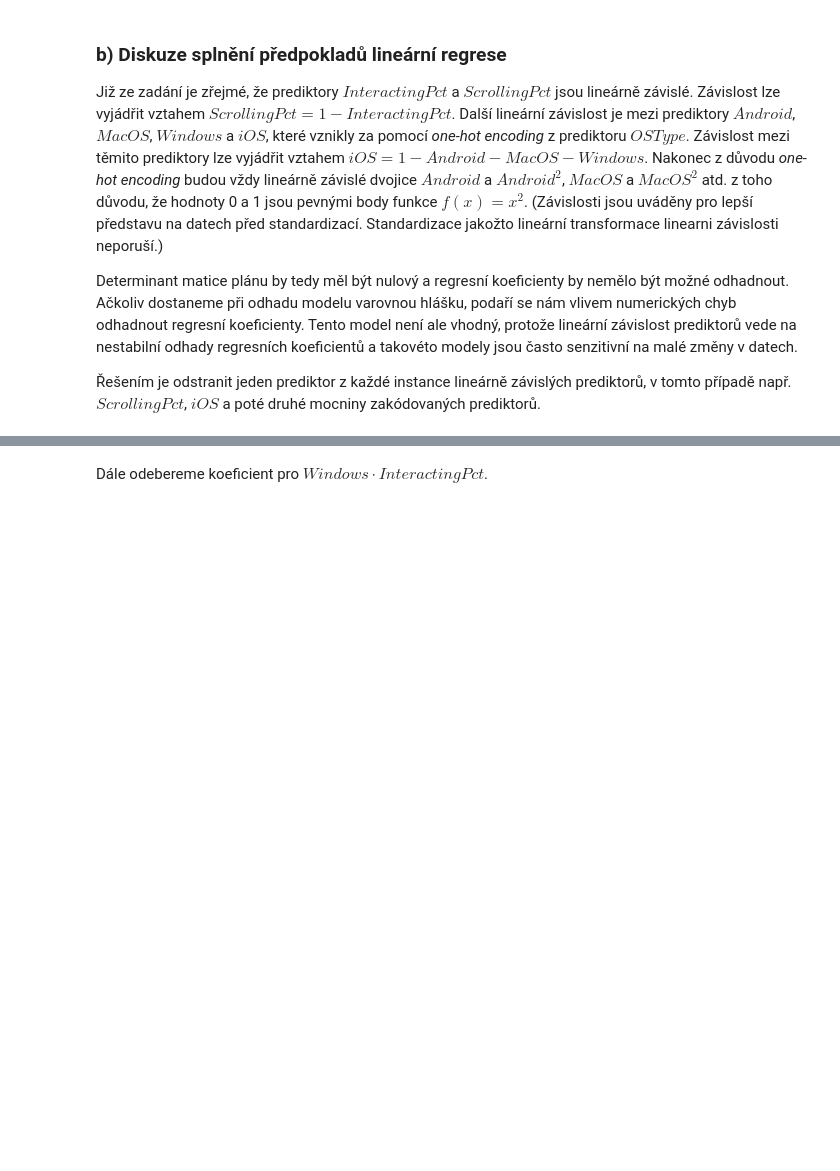
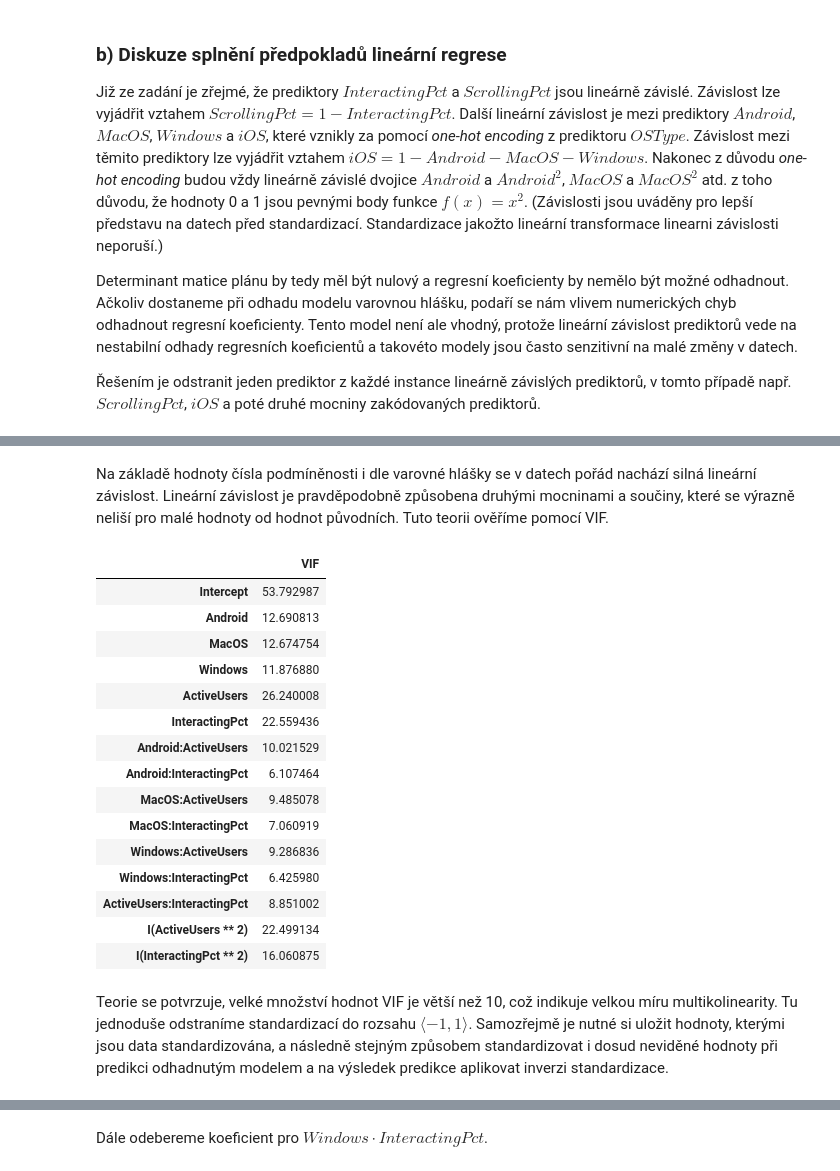
Before and after one commit to xmihol00/MSP, a Jupyter notebook: proj2/proj2.ipynb, the cells around one changed output, grey strips where cells are left out. Saved outputs shown, nothing was run; the diff lists cells and outputs as text; code cells hidden in the pictures; blank space fills up the shorter version.

```diff
--- a/proj2/proj2.ipynb
+++ b/proj2/proj2.ipynb
@@ -308,0 +344,25 @@ Determinant matice plánu by tedy měl být nulový a regresní koeficienty by n
+# %% [markdown]
+Na základě hodnoty čísla podmíněnosti i dle varovné hlášky se v datech pořád nachází silná lineární závislost. Lineární závislost je pravděpodobně způsobena druhými mocninami a součiny, které se výrazně neliší pro malé hodnoty od hodnot původních. Tuto teorii ověříme pomocí VIF.
+# %%
+df_formula = pd.DataFrame(model.exog, columns=model.exog_names)
+vif_df = pd.DataFrame([smso.variance_inflation_factor(df_formula.values, i) for i in range(df_formula.shape[1])], index=df_formula.columns, columns=["VIF"])
+vif_df
+# %% [output]
+|  | VIF |
+| Intercept | 53.792987 |
+| Android | 12.690813 |
+| MacOS | 12.674754 |
+| Windows | 11.876880 |
+| ActiveUsers | 26.240008 |
+| InteractingPct | 22.559436 |
+| Android:ActiveUsers | 10.021529 |
+| Android:InteractingPct | 6.107464 |
+| MacOS:ActiveUsers | 9.485078 |
+| MacOS:InteractingPct | 7.060919 |
+| Windows:ActiveUsers | 9.286836 |
+| Windows:InteractingPct | 6.425980 |
+| ActiveUsers:InteractingPct | 8.851002 |
+| I(ActiveUsers ** 2) | 22.499134 |
+| I(InteractingPct ** 2) | 16.060875 |
+# %% [markdown]
+Teorie se potvrzuje, velké množství hodnot VIF je větší než 10, což indikuje velkou míru multikolinearity. Tu jednoduše odstraníme standardizací do rozsahu $\langle-1, 1 \rangle$. Samozřejmě je nutné si uložit hodnoty, kterými jsou data standardizována, a následně stejným způsobem standardizovat i dosud neviděné hodnoty při predikci odhadnutým modelem a na výsledek predikce aplikovat inverzi standardizace.
```
Also changed, not shown: parts of 16 cells of this notebook.
